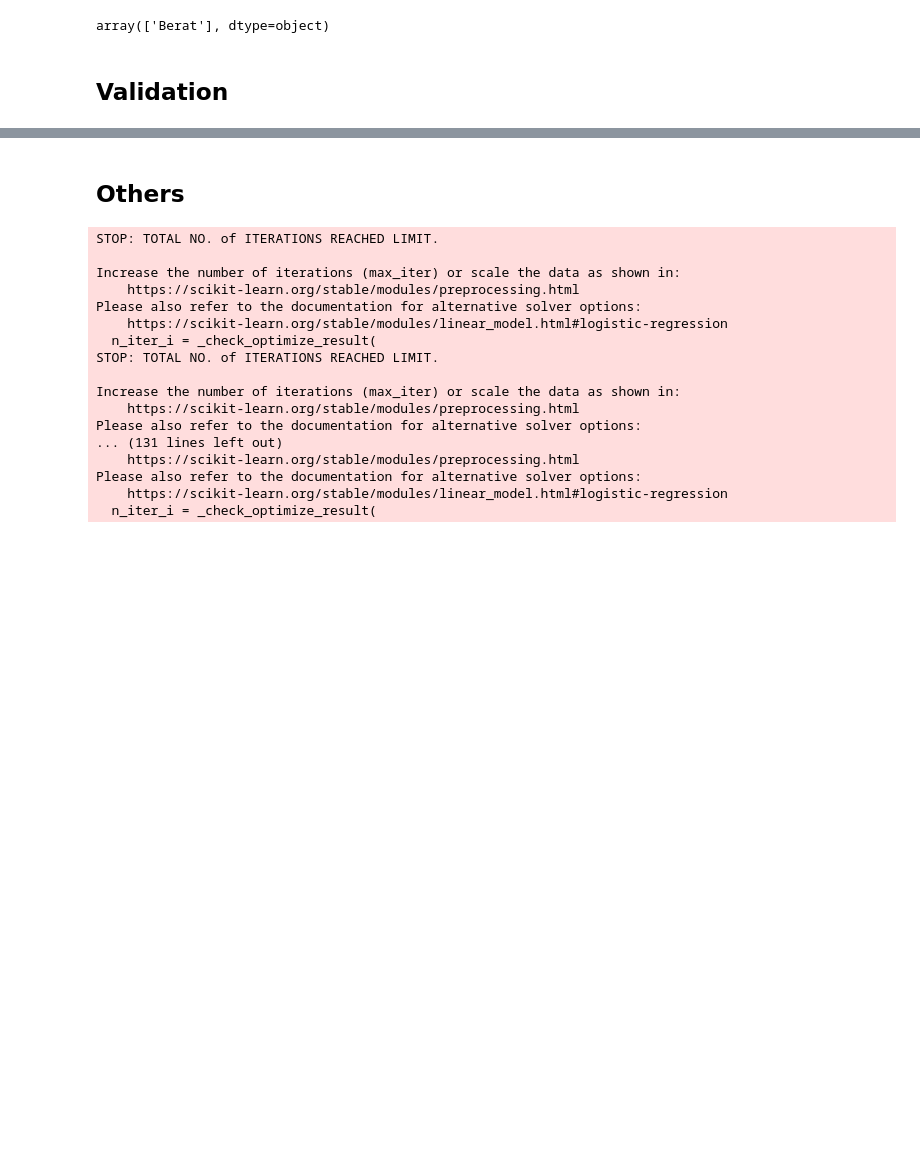
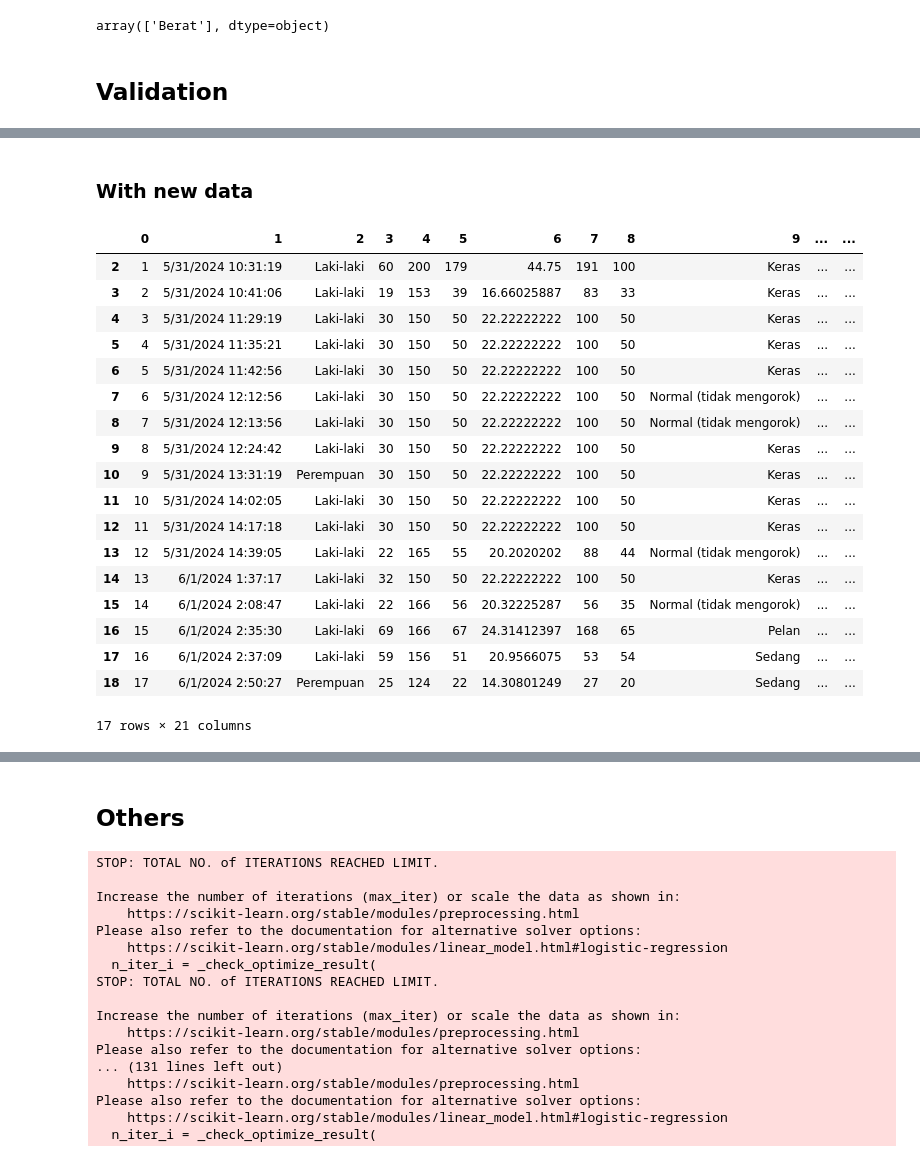
Before and after one commit to anthonyreynaldi/screening_sleep_apnea_ai, a Jupyter notebook: Skripsi_Screening_Sleep_Apnea.ipynb, the cells around one changed output, grey strips where cells are left out. Saved outputs shown, nothing was run; the diff lists cells and outputs as text; code cells hidden in the pictures; blank space fills up the shorter version.

Commit message:
feat: add  new validation with new data

```diff
--- a/Skripsi_Screening_Sleep_Apnea.ipynb
+++ b/Skripsi_Screening_Sleep_Apnea.ipynb
@@ -66,22 +66,22 @@ import gspread
 from oauth2client.service_account import ServiceAccountCredentials
 import pandas as pd
 
-# Define the scope
-scope = ["https://spreadsheets.google.com/feeds", "https://www.googleapis.com/auth/drive"]
+def load_gsheet(sheet_key):
+    scope = ["https://spreadsheets.google.com/feeds", "https://www.googleapis.com/auth/drive"]
 
-# Provide the path to the JSON key file of your service account
-json_keyfile_path = 'screening-sleep-apnea-463b102abcb8.json'
+    json_keyfile_path = 'screening-sleep-apnea-463b102abcb8.json'
 
-# Authorize the credentials
-credentials = ServiceAccountCredentials.from_json_keyfile_name(json_keyfile_path, scope)
-gc = gspread.authorize(credentials)
+    # Authorize the credentials
+    credentials = ServiceAccountCredentials.from_json_keyfile_name(json_keyfile_path, scope)
+    gc = gspread.authorize(credentials)
 
-# Open the Google Sheet using the key
-sheet_key = '1sshI9mIlyuSJdbuS4KDXzvLR_K95y-rLaUgTvoHihd0'
-docSheet = gc.open_by_key(sheet_key)
+    # Open the Google Sheet using the key
+    docSheet = gc.open_by_key(sheet_key)
 
-# Get all values in the worksheet 1 and Convert to a DataFrame if using pandas
-df = pd.DataFrame.from_records(docSheet.sheet1.get_all_values(), )
+    # Get all values Convert to a DataFrame
+    return pd.DataFrame.from_records(docSheet.sheet1.get_all_values(), )
+
+df = load_gsheet('1sshI9mIlyuSJdbuS4KDXzvLR_K95y-rLaUgTvoHihd0')
 df
 # %% [output]
 |  | 0 | 1 | 2 | 3 | 4 | 5 | 6 | 7 | 8 | 9 | 10 | ... |
@@ -519,0 +522,29 @@ d:\Petra\Semester 8\screening_sleep_apnea_ai\models\RandomForest_model.joblib
+# %% [markdown]
+### With new data
+# %%
+#Load data from sheet
+df_test = load_gsheet('1FgKnv6MiFAmfApPNuliSh6yKakAxLCCqgC2cbeJP0bc')
+# df_test = load_gsheet('1MSw27792kMZvgDBW0uGw6OH21tPRwhSwIIX4-9GDDXo')
+df_test = df_test.drop([0, 1])
+
+df_test
+# %% [output]
+|  | 0 | 1 | 2 | 3 | 4 | 5 | 6 | 7 | 8 | 9 | ... | ... |
+| 2 | 1 | 5/31/2024 10:31:19 | Laki-laki | 60 | 200 | 179 | 44.75 | 191 | 100 | Keras | ... | ... |
+| 3 | 2 | 5/31/2024 10:41:06 | Laki-laki | 19 | 153 | 39 | 16.66025887 | 83 | 33 | Keras | ... | ... |
+| 4 | 3 | 5/31/2024 11:29:19 | Laki-laki | 30 | 150 | 50 | 22.22222222 | 100 | 50 | Keras | ... | ... |
+| 5 | 4 | 5/31/2024 11:35:21 | Laki-laki | 30 | 150 | 50 | 22.22222222 | 100 | 50 | Keras | ... | ... |
+| 6 | 5 | 5/31/2024 11:42:56 | Laki-laki | 30 | 150 | 50 | 22.22222222 | 100 | 50 | Keras | ... | ... |
+| 7 | 6 | 5/31/2024 12:12:56 | Laki-laki | 30 | 150 | 50 | 22.22222222 | 100 | 50 | Normal (tidak mengorok) | ... | ... |
+| 8 | 7 | 5/31/2024 12:13:56 | Laki-laki | 30 | 150 | 50 | 22.22222222 | 100 | 50 | Normal (tidak mengorok) | ... | ... |
+| 9 | 8 | 5/31/2024 12:24:42 | Laki-laki | 30 | 150 | 50 | 22.22222222 | 100 | 50 | Keras | ... | ... |
+| 10 | 9 | 5/31/2024 13:31:19 | Perempuan | 30 | 150 | 50 | 22.22222222 | 100 | 50 | Keras | ... | ... |
+| 11 | 10 | 5/31/2024 14:02:05 | Laki-laki | 30 | 150 | 50 | 22.22222222 | 100 | 50 | Keras | ... | ... |
+| 12 | 11 | 5/31/2024 14:17:18 | Laki-laki | 30 | 150 | 50 | 22.22222222 | 100 | 50 | Keras | ... | ... |
+| 13 | 12 | 5/31/2024 14:39:05 | Laki-laki | 22 | 165 | 55 | 20.2020202 | 88 | 44 | Normal (tidak mengorok) | ... | ... |
+| 14 | 13 | 6/1/2024 1:37:17 | Laki-laki | 32 | 150 | 50 | 22.22222222 | 100 | 50 | Keras | ... | ... |
+| 15 | 14 | 6/1/2024 2:08:47 | Laki-laki | 22 | 166 | 56 | 20.32225287 | 56 | 35 | Normal (tidak mengorok) | ... | ... |
+| 16 | 15 | 6/1/2024 2:35:30 | Laki-laki | 69 | 166 | 67 | 24.31412397 | 168 | 65 | Pelan | ... | ... |
+| 17 | 16 | 6/1/2024 2:37:09 | Laki-laki | 59 | 156 | 51 | 20.9566075 | 53 | 54 | Sedang | ... | ... |
+| 18 | 17 | 6/1/2024 2:50:27 | Perempuan | 25 | 124 | 22 | 14.30801249 | 27 | 20 | Sedang | ... | ... |
+17 rows × 21 columns
```
Also changed, not shown: parts of 4 cells of this notebook, 1 other file.
